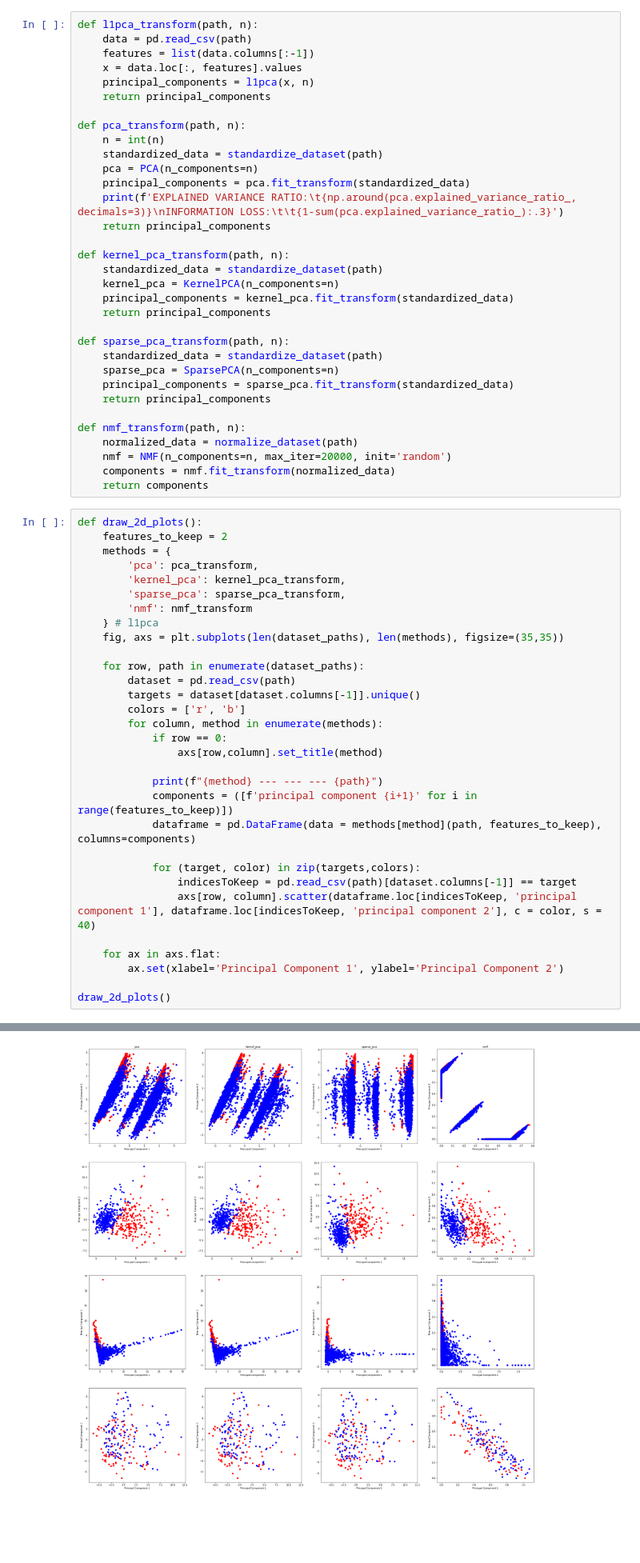
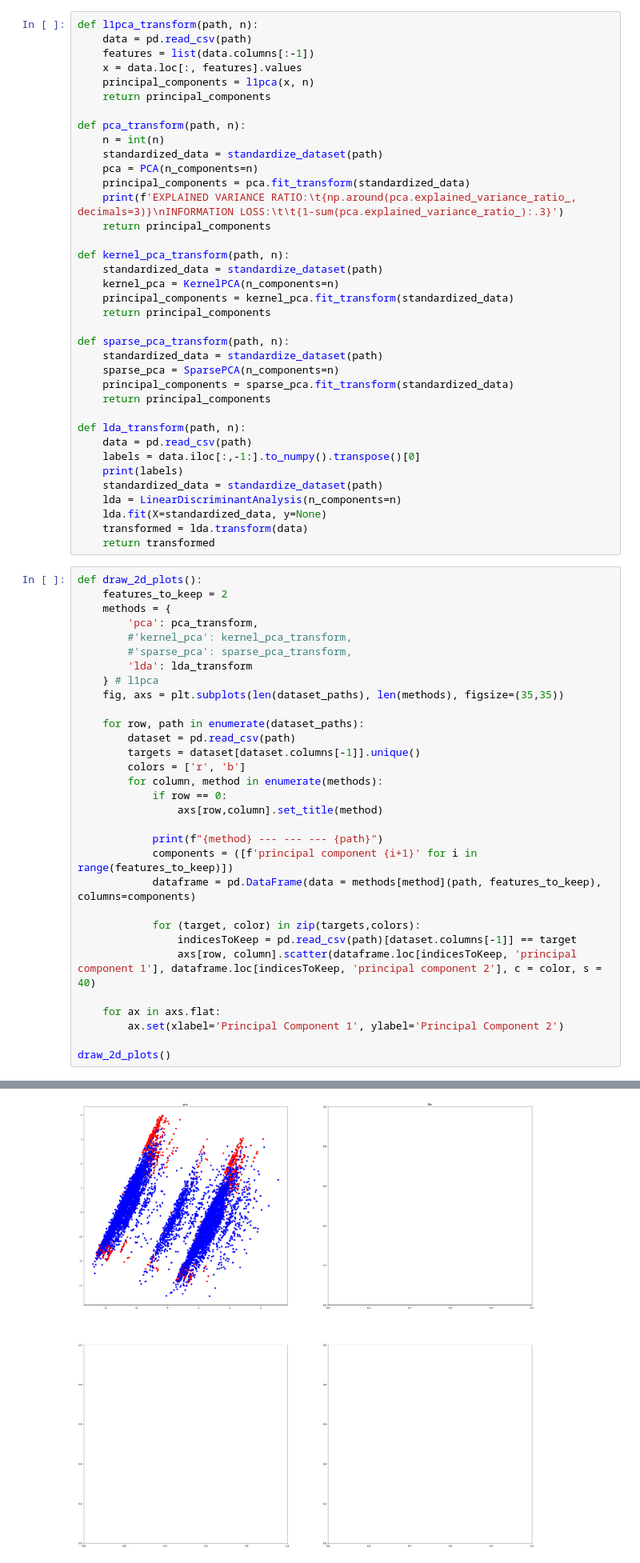
Before and after one commit to PawelLawrynowicz/classification-pca, a Jupyter notebook: src/pca_classification.ipynb, the cells around one changed output, grey strips where cells are left out. Shown at 80% size. Saved outputs shown, nothing was run; the diff lists cells and outputs as text; blank space fills up the shorter version.

```diff
--- a/src/pca_classification.ipynb
+++ b/src/pca_classification.ipynb
@@ -133,19 +125,23 @@ def sparse_pca_transform(path, n):
     principal_components = sparse_pca.fit_transform(standardized_data)
     return principal_components
 
-def nmf_transform(path, n):
-    normalized_data = normalize_dataset(path)
-    nmf = NMF(n_components=n, max_iter=20000, init='random')
-    components = nmf.fit_transform(normalized_data)
-    return components
+def lda_transform(path, n):
+    data = pd.read_csv(path)
+    labels = data.iloc[:,-1:].to_numpy().transpose()[0]
+    print(labels)
+    standardized_data = standardize_dataset(path)
+    lda = LinearDiscriminantAnalysis(n_components=n)
+    lda.fit(X=standardized_data, y=None)
+    transformed = lda.transform(data)
+    return transformed
 # %%
 def draw_2d_plots():
     features_to_keep = 2
     methods = {
         'pca': pca_transform,
-        'kernel_pca': kernel_pca_transform,
-        'sparse_pca': sparse_pca_transform,
-        'nmf': nmf_transform
+        #'kernel_pca': kernel_pca_transform,
+        #'sparse_pca': sparse_pca_transform,
+        'lda': lda_transform
     } # l1pca
     fig, axs = plt.subplots(len(dataset_paths), len(methods), figsize=(35,35))
 
@@ -190,4 +175,4 @@ nmf                     ../data/sonar.csv
-[figure, old version]
+[figure, new version]
 # %%
 from sklearn.naive_bayes import GaussianNB
 from sklearn.neighbors import KNeighborsClassifier
```
Also changed, not shown: parts of 3 cells of this notebook.
